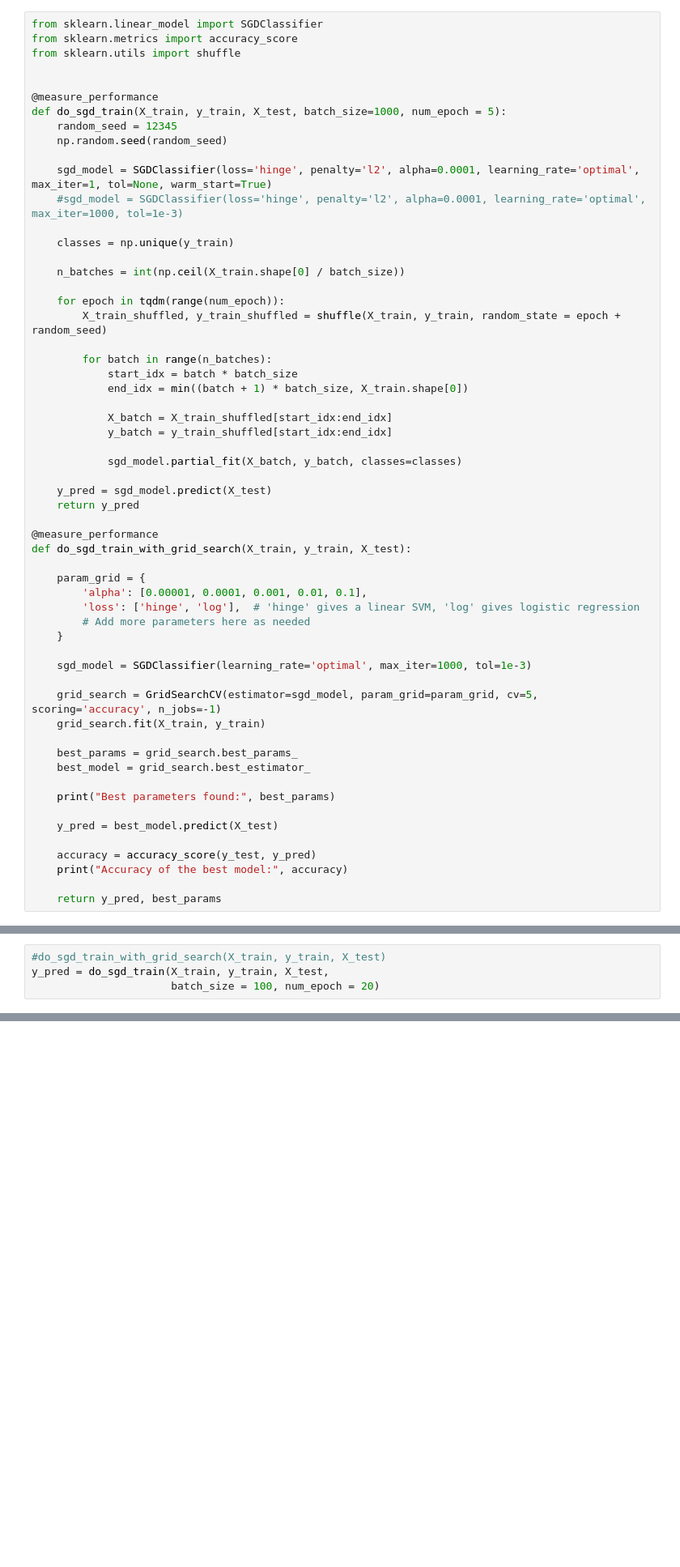
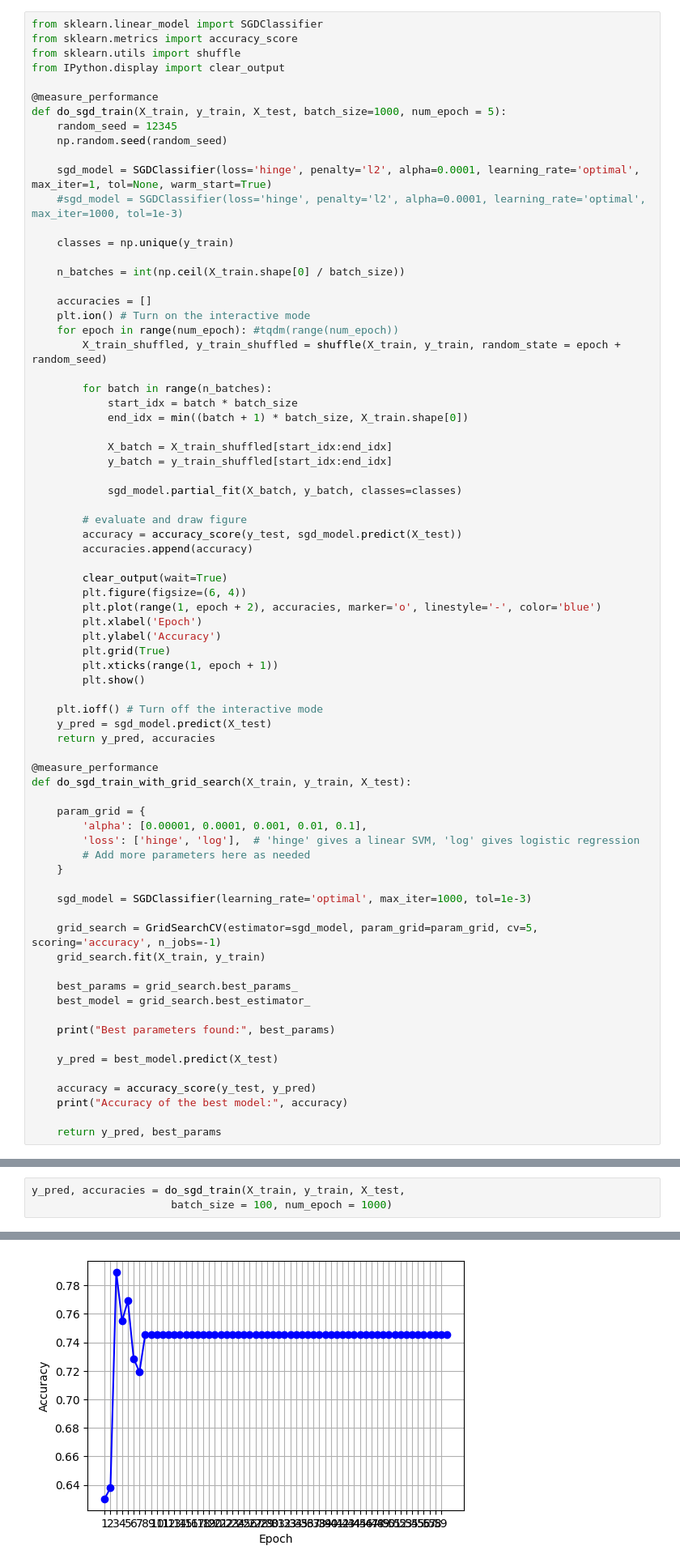
Before and after one commit to Jinhyun-Kim/geography_prediction, a Jupyter notebook: train.ipynb, the cells around one changed output, grey strips where cells are left out. Shown at 81% size. Drawn from its saved outputs; the diff is of its cells as text; blank space fills up the shorter version.

```diff
--- a/train.ipynb
+++ b/train.ipynb
@@ -194,7 +217,7 @@ y_pred = do_svm_train(X_train, y_train, X_test)
 from sklearn.linear_model import SGDClassifier
 from sklearn.metrics import accuracy_score
 from sklearn.utils import shuffle
-
+from IPython.display import clear_output
 
 @measure_performance
 def do_sgd_train(X_train, y_train, X_test, batch_size=1000, num_epoch = 5):
@@ -208,7 +231,9 @@ def do_sgd_train(X_train, y_train, X_test, batch_size=1000, num_epoch = 5):
 
     n_batches = int(np.ceil(X_train.shape[0] / batch_size))
 
-    for epoch in tqdm(range(num_epoch)):
+    accuracies = []
+    plt.ion() # Turn on the interactive mode
+    for epoch in range(num_epoch): #tqdm(range(num_epoch))
         X_train_shuffled, y_train_shuffled = shuffle(X_train, y_train, random_state = epoch + random_seed)
 
         for batch in range(n_batches):
@@ -220,8 +245,22 @@ def do_sgd_train(X_train, y_train, X_test, batch_size=1000, num_epoch = 5):
 
             sgd_model.partial_fit(X_batch, y_batch, classes=classes)
 
+        # evaluate and draw figure
+        accuracy = accuracy_score(y_test, sgd_model.predict(X_test))
+        accuracies.append(accuracy)
+
+        clear_output(wait=True)
+        plt.figure(figsize=(6, 4))
+        plt.plot(range(1, epoch + 2), accuracies, marker='o', linestyle='-', color='blue')
+        plt.xlabel('Epoch')
+        plt.ylabel('Accuracy')
+        plt.grid(True)
+        plt.xticks(range(1, epoch + 1))
+        plt.show()
+
+    plt.ioff() # Turn off the interactive mode
     y_pred = sgd_model.predict(X_test)
-    return y_pred
+    return y_pred, accuracies
 
 @measure_performance
 def do_sgd_train_with_grid_search(X_train, y_train, X_test):
@@ -251,5 +299,4 @@ def do_sgd_train_with_grid_search(X_train, y_train, X_test):
 # %%
-#do_sgd_train_with_grid_search(X_train, y_train, X_test)
-y_pred = do_sgd_train(X_train, y_train, X_test,
-                      batch_size = 100, num_epoch = 20)
+y_pred, accuracies = do_sgd_train(X_train, y_train, X_test,
+                      batch_size = 100, num_epoch = 1000)
 # %% [output]
@@ -260,3 +303,4 @@ Memory Usage: 213.8126 GiB
+[figure, added]
 # %% [markdown]
 ## 4.2 Parameter load
 # %% [markdown]
```
Also changed, not shown: parts of 11 cells of this notebook, 2 other files.
